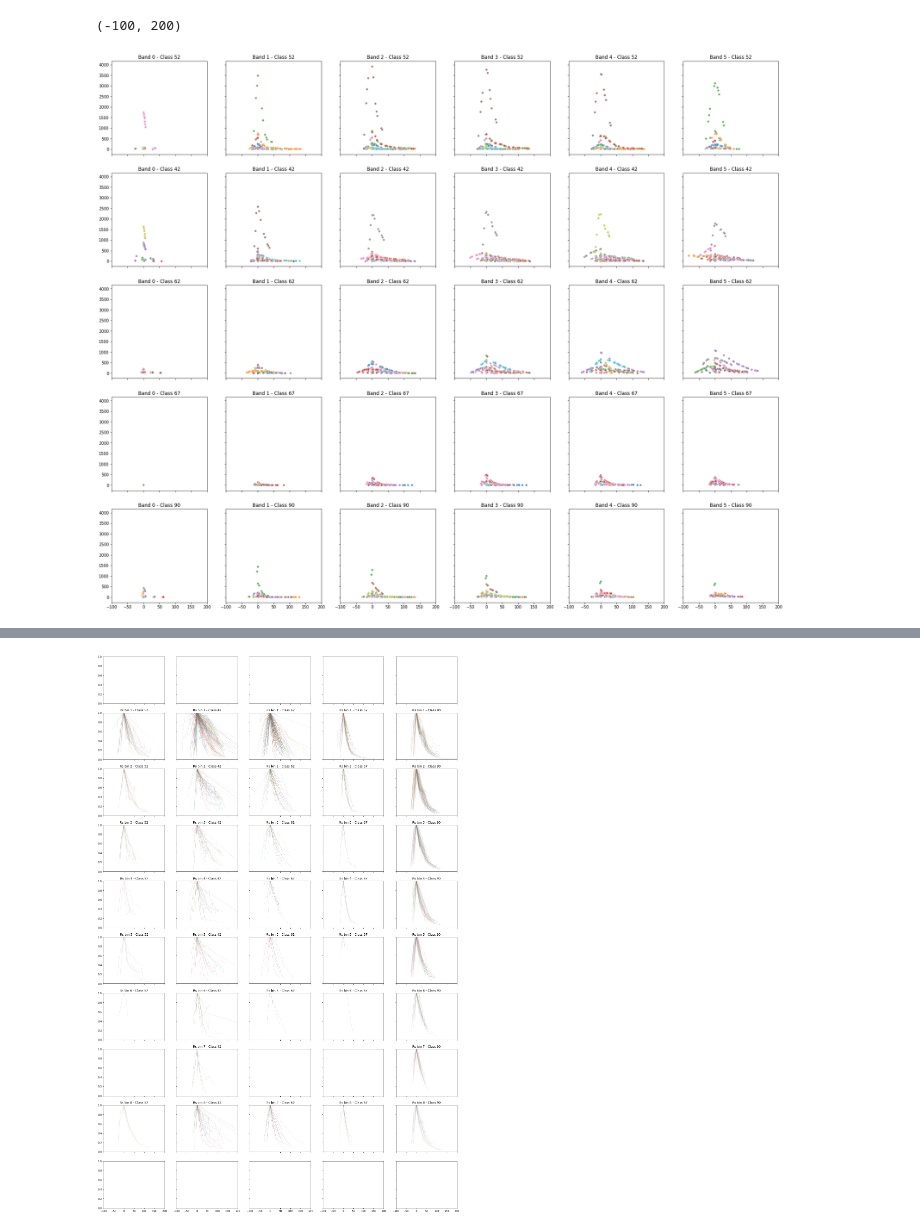
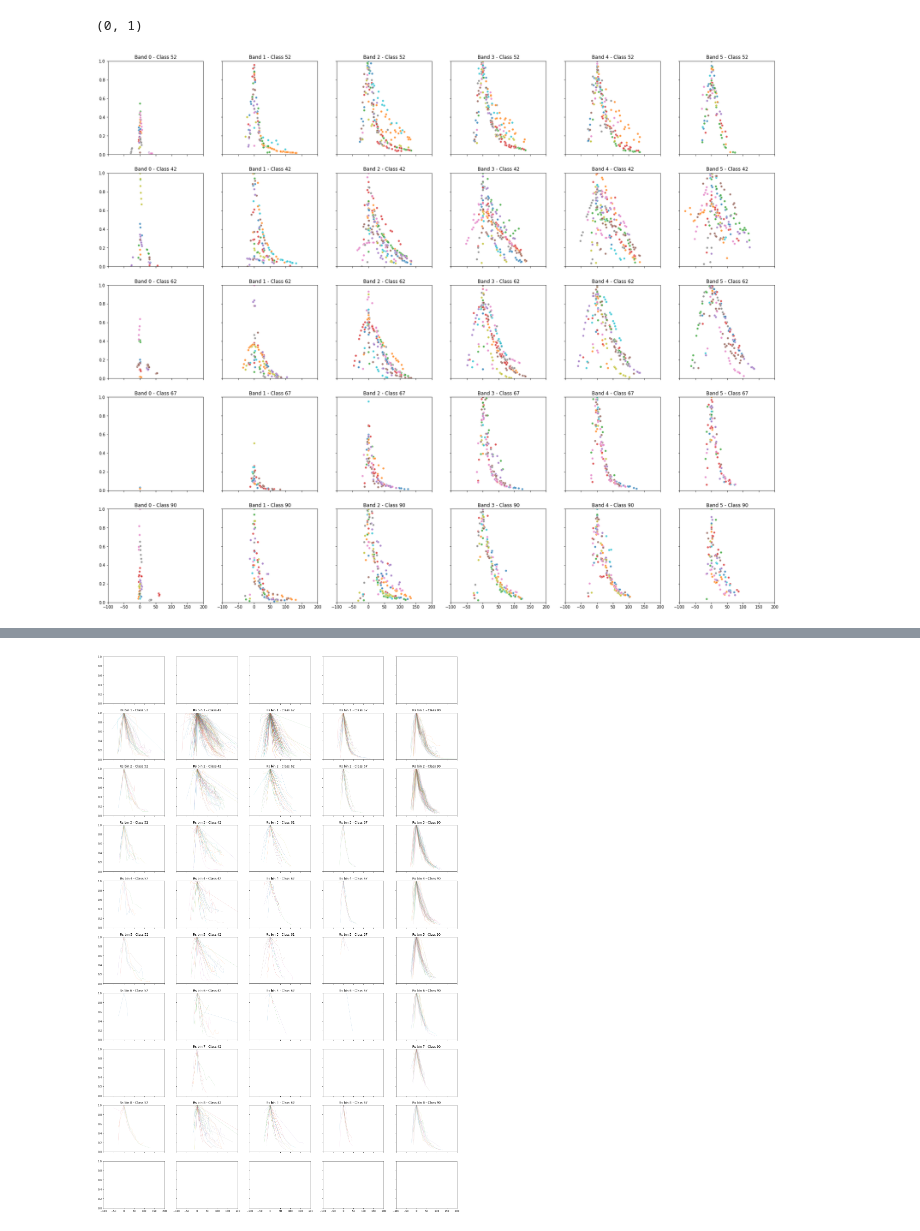
Before and after one commit to miguel-rita/remote_two, a Jupyter notebook: notebooks/confusion_study.ipynb, the cells around one changed output, grey strips where cells are left out. Drawn from its saved outputs; the diff is of its cells as text; code cells hidden in the pictures.

```diff
--- a/notebooks/confusion_study.ipynb
+++ b/notebooks/confusion_study.ipynb
@@ -59,34 +59,34 @@ for i,tgt in enumerate(_cs):
         flux_max = np.max(flux_maxs)
 
         local_rel_maxs = []
         for pb in range(6):
             mjd = train.loc[
                 (train['object_id'] == oid) &
                 (train['passband'] == pb) &
                 (train['detected'] == 1),
                 'mjd'
             ].values
             flux = train.loc[
                 (train['object_id'] == oid) &
                 (train['passband'] == pb) &
                 (train['detected'] == 1),
                 'flux'
             ].values
 
             # Find flux peak to allign peaks
             if len(flux)>0:
                 peak_pos = np.argmax(flux)
-                #flux /= flux_max
+                flux /= flux_max
                 mjd = mjd - mjd[peak_pos]
                 local_rel_maxs.append(np.max(flux))
 
                 sns.scatterplot(x=mjd, y=flux, s=30, alpha=0.8, ax=axes[i, pb])
                 axes[i, pb].set_title(f'Band {pb:d} - Class {tgt:d}')
                 axes[i, pb].set_ylabel('')
 
 plt.xlim(-100,200)
-#plt.ylim(0,1500)
+plt.ylim(0,1)
 #f.savefig('../edas/flux_confusion_v1_small.png')
 # %% [output]
-(-100, 200)
+(0, 1)
-[figure, old version]
+[figure, new version]
```
Also changed, not shown: parts of 4 cells of this notebook, 8 other files.
